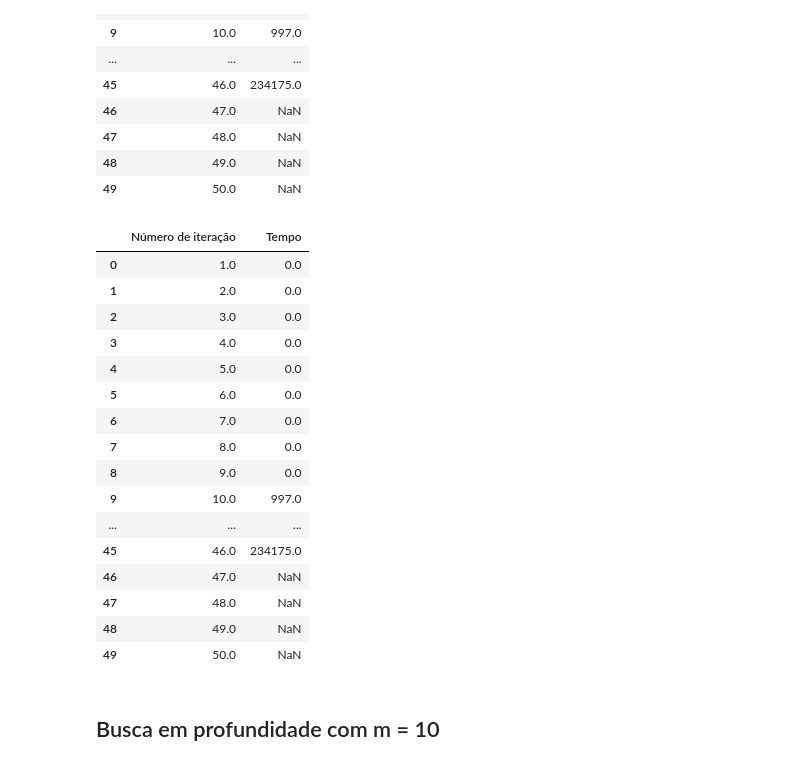
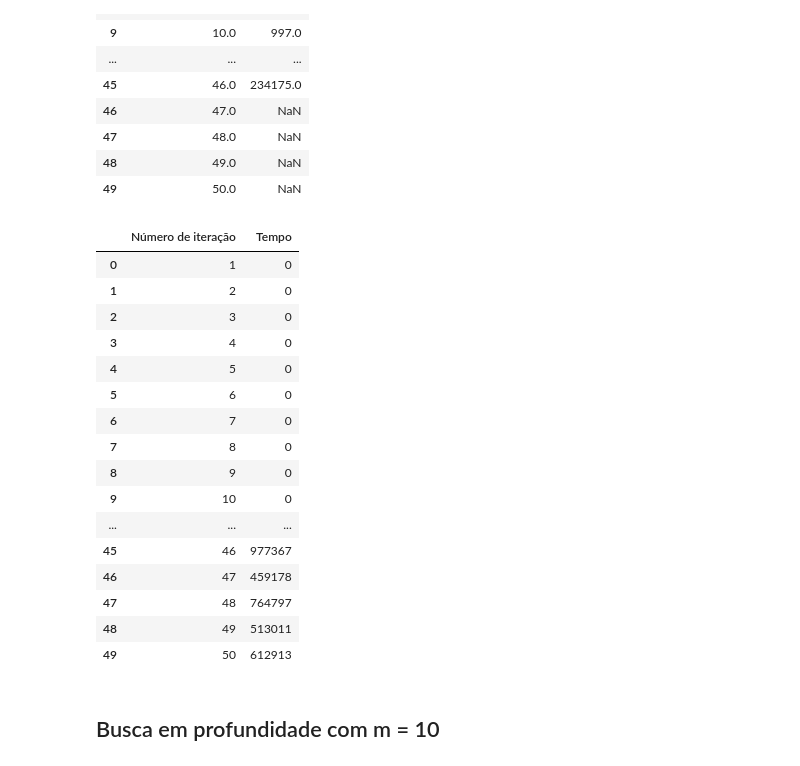
Before and after one commit to Eduardosmb/ia-exs, a Jupyter notebook: main.ipynb, the cells around one changed output. Cells and saved outputs as stored; diff of their text form; code cells hidden in the pictures.

```diff
--- a/main.ipynb
+++ b/main.ipynb
@@ -110,25 +110,25 @@ df.to_csv('IA.csv', index=False)
 # %%
 # abrir o arquivo csv
-df = pd.read_csv('IA.csv')
+df = pd.read_csv('IA_largura_final.csv')
 df
 # %% [output]
 |  | Número de iteração | Tempo |
-| 0 | 1.0 | 0.0 |
-| 1 | 2.0 | 0.0 |
-| 2 | 3.0 | 0.0 |
-| 3 | 4.0 | 0.0 |
-| 4 | 5.0 | 0.0 |
-| 5 | 6.0 | 0.0 |
-| 6 | 7.0 | 0.0 |
-| 7 | 8.0 | 0.0 |
-| 8 | 9.0 | 0.0 |
-| 9 | 10.0 | 997.0 |
+| 0 | 1 | 0 |
+| 1 | 2 | 0 |
+| 2 | 3 | 0 |
+| 3 | 4 | 0 |
+| 4 | 5 | 0 |
+| 5 | 6 | 0 |
+| 6 | 7 | 0 |
+| 7 | 8 | 0 |
+| 8 | 9 | 0 |
+| 9 | 10 | 0 |
 | ... | ... | ... |
-| 45 | 46.0 | 234175.0 |
-| 46 | 47.0 | NaN |
-| 47 | 48.0 | NaN |
-| 48 | 49.0 | NaN |
-| 49 | 50.0 | NaN |
+| 45 | 46 | 977367 |
+| 46 | 47 | 459178 |
+| 47 | 48 | 764797 |
+| 48 | 49 | 513011 |
+| 49 | 50 | 612913 |
 # %% [markdown]
 ## Busca em profundidade com m = 10
 # %%
```
Also changed, not shown: parts of 3 cells of this notebook, 1 other file.
